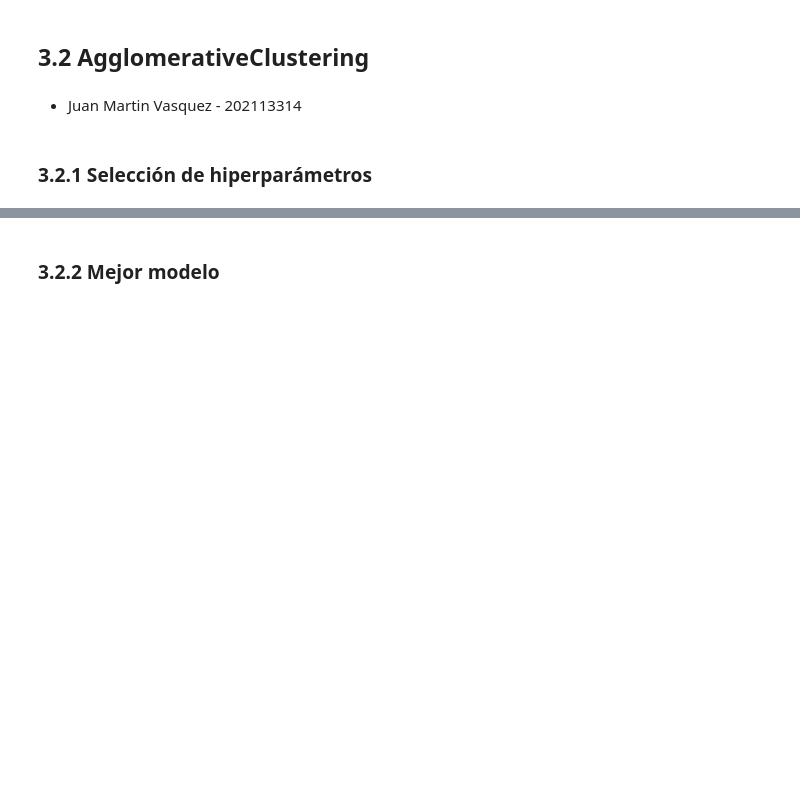
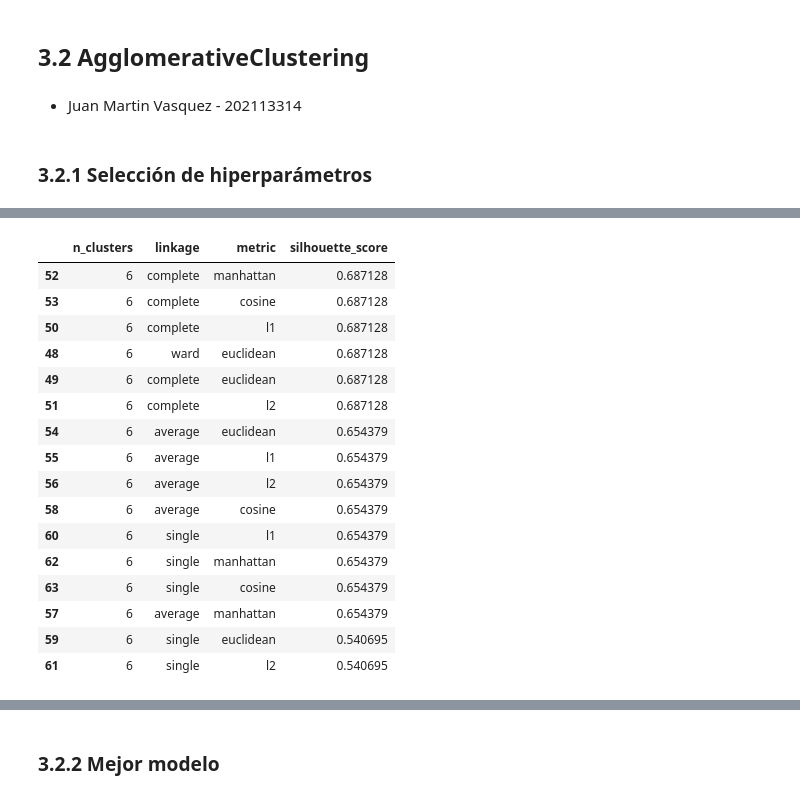
Before and after one commit to NataliaVillegasC/BI-Laboratorio2_Agrupacion, a Jupyter notebook: NataliaLab copy.ipynb, the cells around one changed output, grey strips where cells are left out. Drawn from its saved outputs; the diff is of its cells as text; code cells hidden in the pictures; blank space fills up the shorter version.

Commit message:
AGcluster-V1 falta lectura de resultados

```diff
--- a/NataliaLab copy.ipynb
+++ b/NataliaLab copy.ipynb
@@ -846,0 +847,31 @@ Para implementar el algoritmo AgglomerativeClustering, es fundamental definir el
+# %%
+from itertools import product
+
+# Definir el grid de hiperparámetros
+param_grid = {
+    "n_clusters": [3, 4, 5, 6,7],
+    "linkage": ["ward", "complete", "average", "single"],
+    "metric": ["euclidean", "l1", "l2", "manhattan", "cosine"]
+}
+
+# Lista para almacenar resultados
+results = []
+
+# Iterar sobre todas las combinaciones
+for n_clusters, linkage, metric in product(param_grid["n_clusters"], param_grid["linkage"], param_grid["metric"]):
+    if linkage == "ward" and metric != "euclidean":
+        continue  # "ward" solo permite "euclidean"
+    print(n_clusters, linkage, metric)
+    model = AgglomerativeClustering(n_clusters=n_clusters, linkage=linkage, metric=metric)
+    labels = model.fit_predict(df_scaled)
+
+    score = silhouette_score(df_scaled, labels)
+
+    # Almacenar los resultados
+    results.append({"n_clusters": n_clusters, "linkage": linkage, "metric": metric, "silhouette_score": score})
+
+# Convertir a DataFrame y ordenar por coeficiente de silueta
+df_results = pd.DataFrame(results).sort_values(by="silhouette_score", ascending=False)
+
+# Mostrar la tabla ordenada
+print(df_results)
@@ -846,0 +912,20 @@ Para implementar el algoritmo AgglomerativeClustering, es fundamental definir el
+# %%
+df_results[df_results["n_clusters"] == 6]
+# %% [output]
+|  | n_clusters | linkage | metric | silhouette_score |
+| 52 | 6 | complete | manhattan | 0.687128 |
+| 53 | 6 | complete | cosine | 0.687128 |
+| 50 | 6 | complete | l1 | 0.687128 |
+| 48 | 6 | ward | euclidean | 0.687128 |
+| 49 | 6 | complete | euclidean | 0.687128 |
+| 51 | 6 | complete | l2 | 0.687128 |
+| 54 | 6 | average | euclidean | 0.654379 |
+| 55 | 6 | average | l1 | 0.654379 |
+| 56 | 6 | average | l2 | 0.654379 |
+| 58 | 6 | average | cosine | 0.654379 |
+| 60 | 6 | single | l1 | 0.654379 |
+| 62 | 6 | single | manhattan | 0.654379 |
+| 63 | 6 | single | cosine | 0.654379 |
+| 57 | 6 | average | manhattan | 0.654379 |
+| 59 | 6 | single | euclidean | 0.540695 |
+| 61 | 6 | single | l2 | 0.540695 |
```
Also changed, not shown: parts of 13 cells of this notebook.
